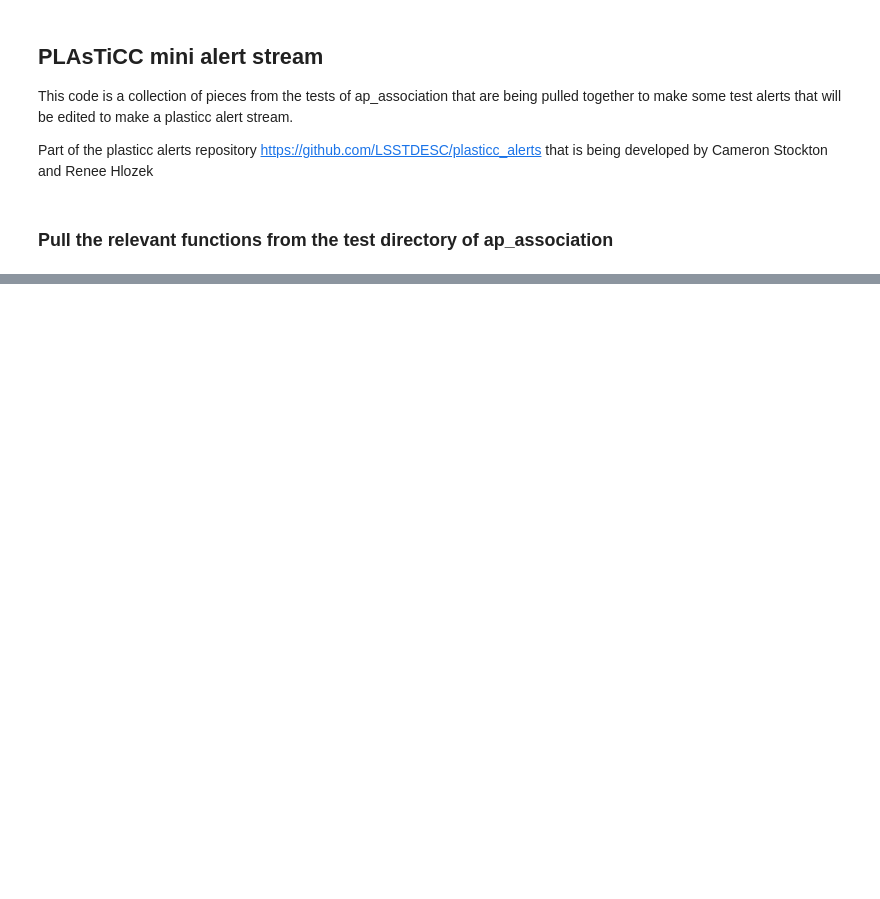
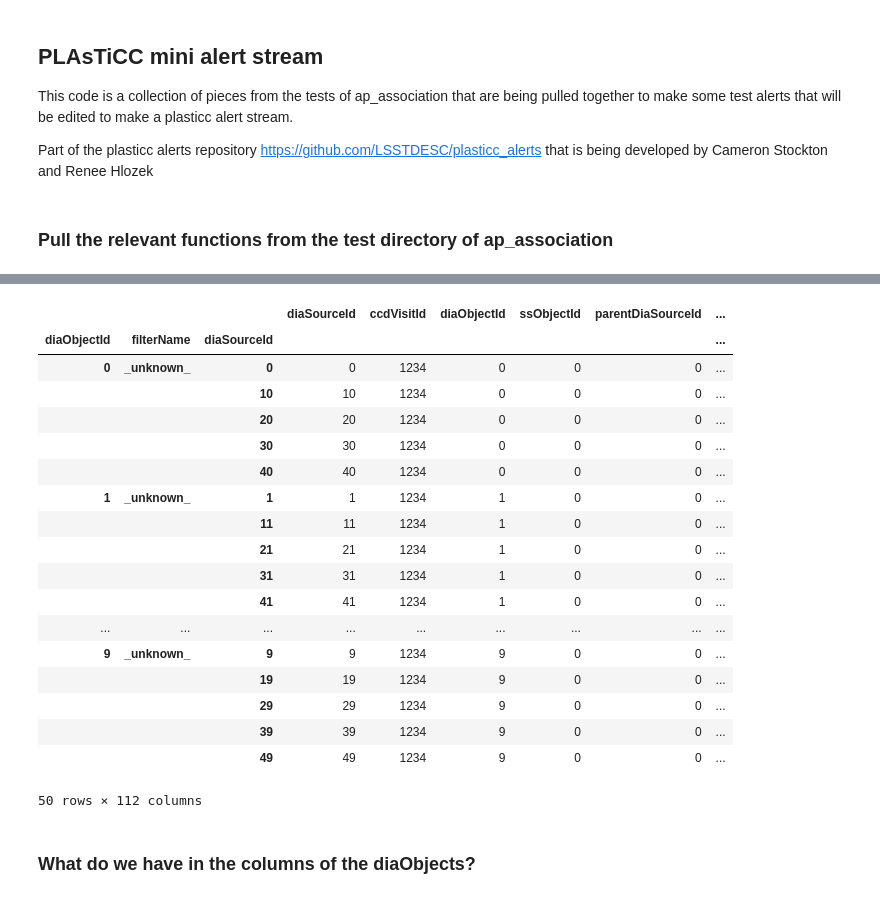
Before and after one commit to LSSTDESC/plasticc_alerts, a Jupyter notebook: process.ipynb, the cells around one changed output, grey strips where cells are left out. Saved outputs shown, nothing was run; the diff lists cells and outputs as text; code cells hidden in the pictures; blank space fills up the shorter version.

```diff
--- a/process.ipynb
+++ b/process.ipynb
@@ -303,0 +304,24 @@ diaObjectId filterName diaSourceId
+# %%
+diaSources
+# %% [output]
+|  |  |  | diaSourceId | ccdVisitId | diaObjectId | ssObjectId | parentDiaSourceId | ... |
+| diaObjectId | filterName | diaSourceId |  |  |  |  |  | ... |
+| 0 | _unknown_ | 0 | 0 | 1234 | 0 | 0 | 0 | ... |
+|  |  | 10 | 10 | 1234 | 0 | 0 | 0 | ... |
+|  |  | 20 | 20 | 1234 | 0 | 0 | 0 | ... |
+|  |  | 30 | 30 | 1234 | 0 | 0 | 0 | ... |
+|  |  | 40 | 40 | 1234 | 0 | 0 | 0 | ... |
+| 1 | _unknown_ | 1 | 1 | 1234 | 1 | 0 | 0 | ... |
+|  |  | 11 | 11 | 1234 | 1 | 0 | 0 | ... |
+|  |  | 21 | 21 | 1234 | 1 | 0 | 0 | ... |
+|  |  | 31 | 31 | 1234 | 1 | 0 | 0 | ... |
+|  |  | 41 | 41 | 1234 | 1 | 0 | 0 | ... |
+| ... | ... | ... | ... | ... | ... | ... | ... | ... |
+| 9 | _unknown_ | 9 | 9 | 1234 | 9 | 0 | 0 | ... |
+|  |  | 19 | 19 | 1234 | 9 | 0 | 0 | ... |
+|  |  | 29 | 29 | 1234 | 9 | 0 | 0 | ... |
+|  |  | 39 | 39 | 1234 | 9 | 0 | 0 | ... |
+|  |  | 49 | 49 | 1234 | 9 | 0 | 0 | ... |
+50 rows × 112 columns
+# %% [markdown]
+### What do we have in the columns of the diaObjects?
```
Also changed, not shown: parts of 9 cells of this notebook.
